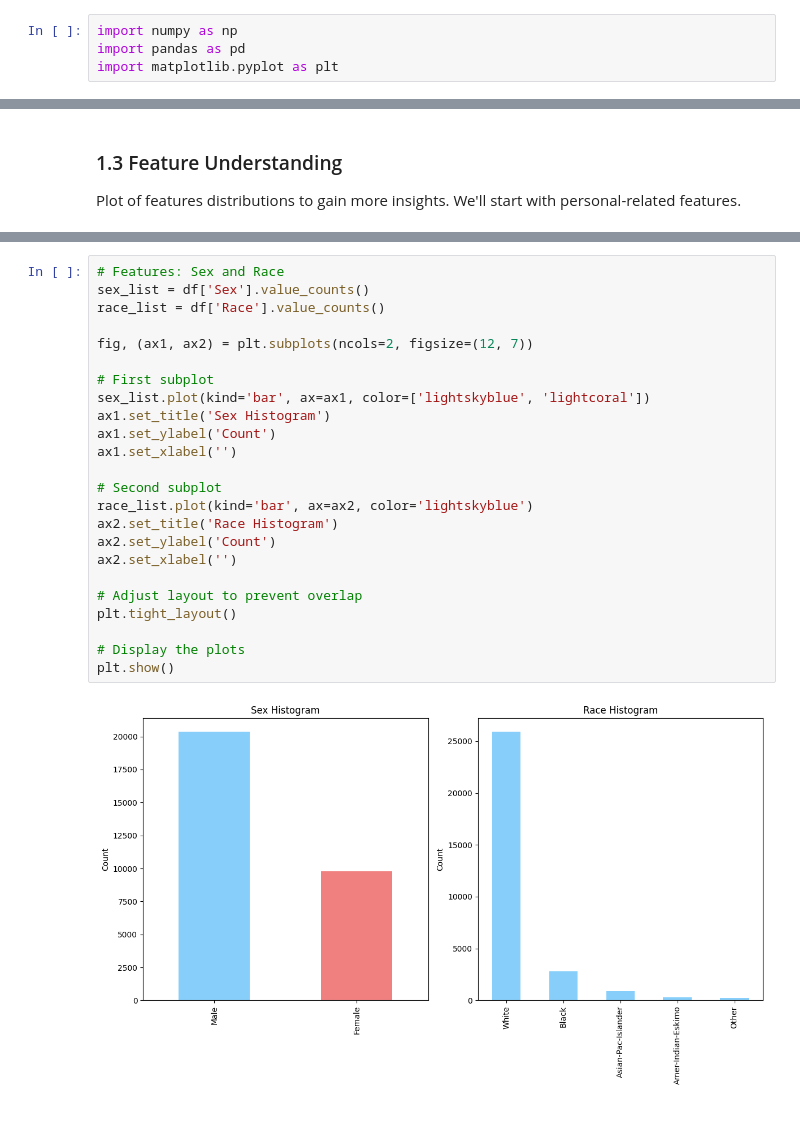
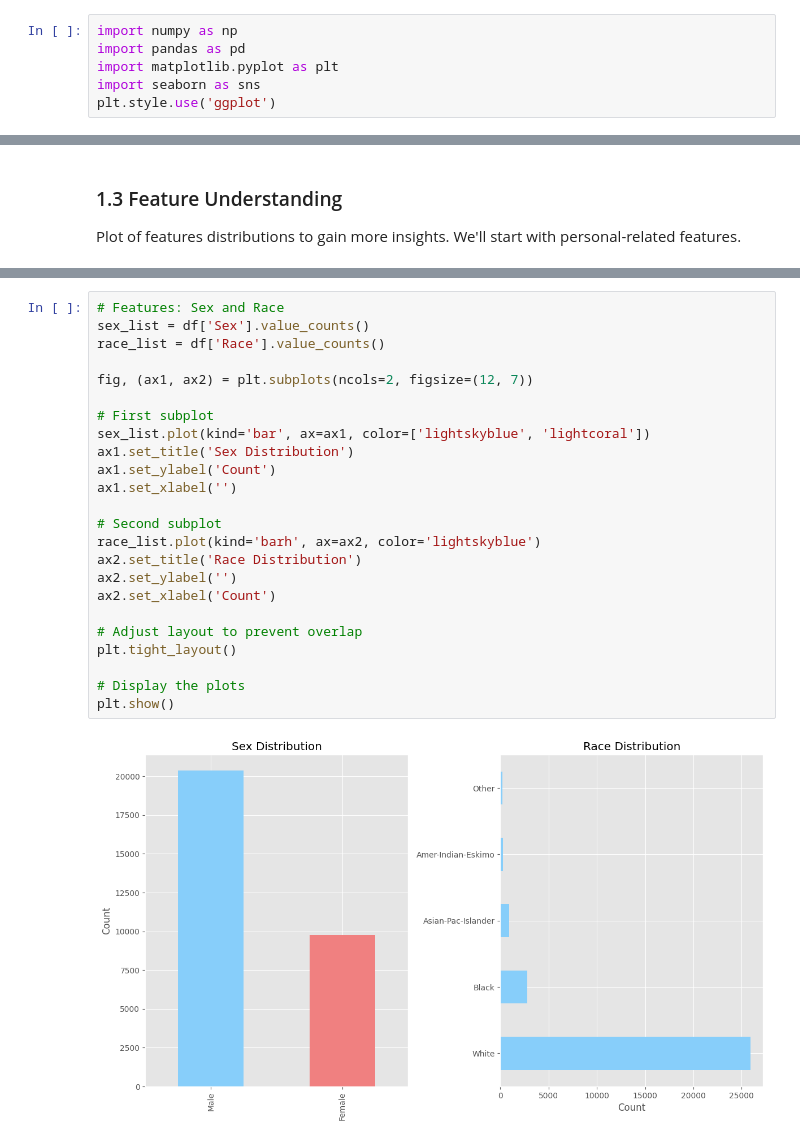
Before and after one commit to henriquefukushima/PMR3508, a Jupyter notebook: pmr3508-2024-70.ipynb, the cells around one changed output, grey strips where cells are left out. Cells and saved outputs as stored; diff of their text form.

```diff
--- a/pmr3508-2024-70.ipynb
+++ b/pmr3508-2024-70.ipynb
@@ -12,6 +12,8 @@ First, we import the libraries that we're going to use
 import numpy as np
 import pandas as pd
 import matplotlib.pyplot as plt
+import seaborn as sns
+plt.style.use('ggplot')
 # %% [markdown]
 Then, we import the Adult dataset into a Pandas DataFrame.
 # %%
@@ -176,26 +253,26 @@ plt.show()
 # %%
 # Features: Sex and Race
 sex_list = df['Sex'].value_counts()
 race_list = df['Race'].value_counts()
 
 fig, (ax1, ax2) = plt.subplots(ncols=2, figsize=(12, 7))
 
 # First subplot
 sex_list.plot(kind='bar', ax=ax1, color=['lightskyblue', 'lightcoral'])
-ax1.set_title('Sex Histogram')
+ax1.set_title('Sex Distribution')
 ax1.set_ylabel('Count')
 ax1.set_xlabel('')
 
 # Second subplot
-race_list.plot(kind='bar', ax=ax2, color='lightskyblue')
-ax2.set_title('Race Histogram')
-ax2.set_ylabel('Count')
-ax2.set_xlabel('')
+race_list.plot(kind='barh', ax=ax2, color='lightskyblue')
+ax2.set_title('Race Distribution')
+ax2.set_ylabel('')
+ax2.set_xlabel('Count')
 
 # Adjust layout to prevent overlap
 plt.tight_layout()
 
 # Display the plots
 plt.show()
 # %% [output]
-[figure, old version]
+[figure, new version]
```
Also changed, not shown: parts of 26 cells of this notebook.
